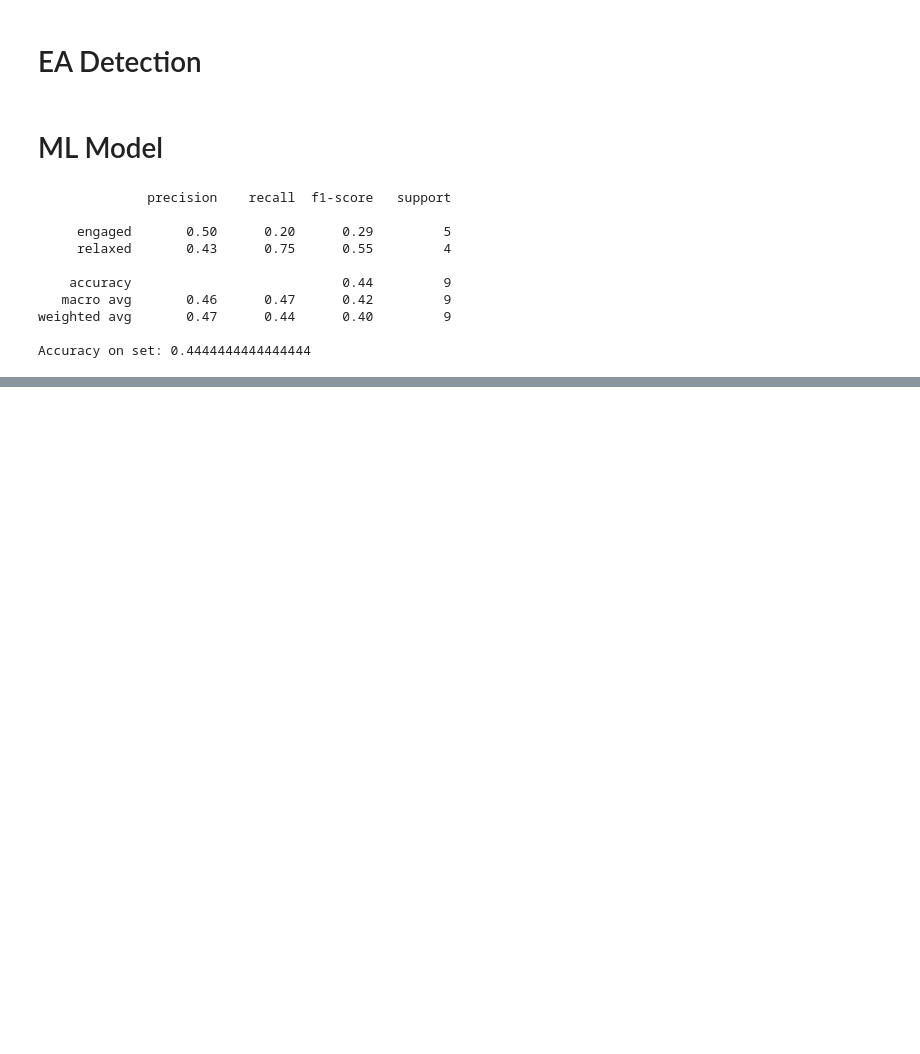
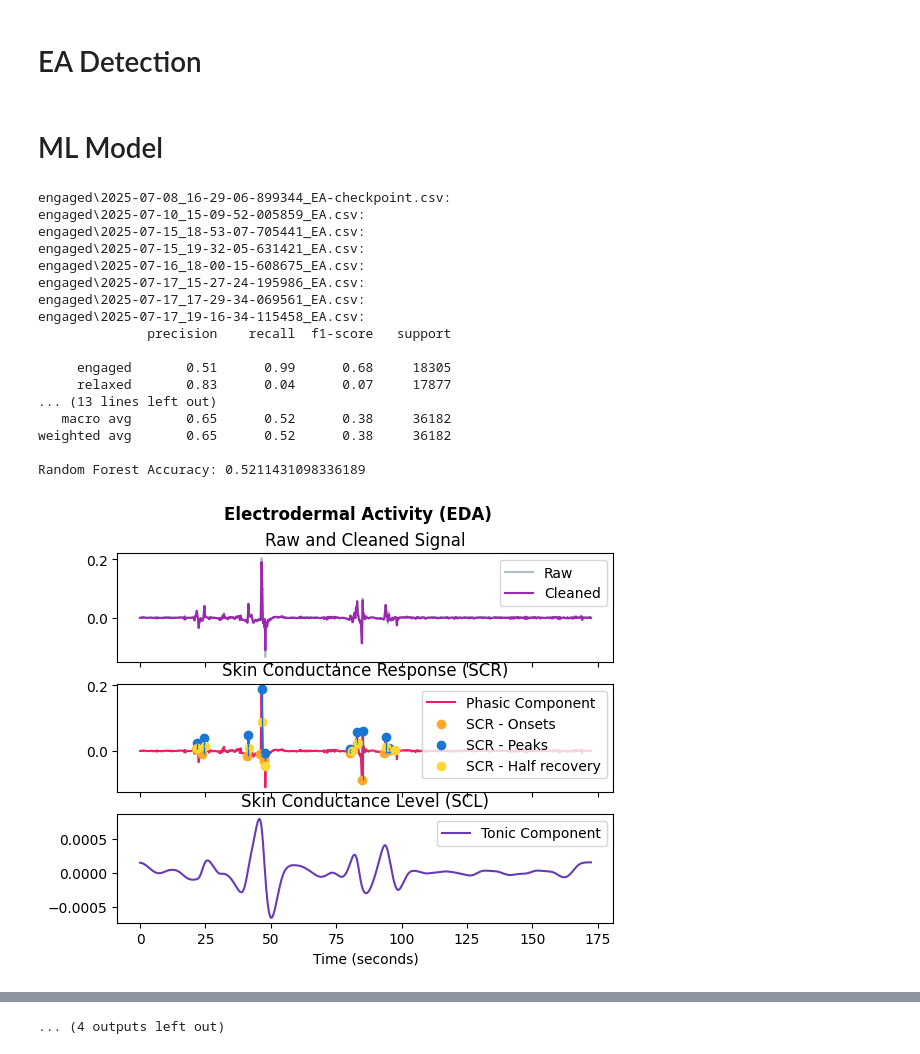
Before and after one commit to omshreya-s/URV, a Jupyter notebook: emotibit.ipynb, the cells around one changed output, grey strips where cells are left out. Drawn from its saved outputs; the diff is of its cells as text; code cells hidden in the pictures; blank space fills up the shorter version.

Commit message:
used neurokit2 to process eda data; random forest

```diff
--- a/emotibit.ipynb
+++ b/emotibit.ipynb
@@ -58,17 +60,15 @@ def ea_detection(csv_file_path):
     df = df.loc[(df['time[s]'] > 120) & (df['time[s]']  < (df['time[s]'].iloc[-1])-120)]
 
 
-    if 'SA' in df.columns:
-        ea_raw = df['SA'].astype(float)
-    else:
-        ea_raw = df['SR'].astype(float)
+    ea_raw = df['EA'].astype(float)
+
 
     time = df['time[s]']
     sampling_rate = 15
 
-    # ea_filtered = butter_lowpass_filter(ea_raw, 0.5, sampling_rate)
+    ea_filtered = bandpass_filter(ea_raw, 0.1, 5, sampling_rate)
 
-    df['filtered_EA'] = ea_raw
+    df['filtered_EA'] = ea_filtered
 
     #gaussian not necessary for ea
     # first cut first and last set of seconds
@@ -96,11 +96,15 @@ def ea_detection(csv_file_path):
     # plt.tight_layout()
     # plt.show()
 
-    return df
+    signals, info = nk.eda_process(ea_filtered, sampling_rate=15, method='neurokit', report=None)
+
+    nk.eda_plot(signals, info)
+
+    return signals[['SCR_Onsets', 'SCR_Peaks',  'SCR_Height' , 'SCR_Amplitude', 'SCR_RiseTime', 'SCR_Recovery', 'SCR_RecoveryTime']]
 # %% [markdown]
 # ML Model
 # %%
-def decision_tree(frames):
+def pred_tree(frames):
     X = frames.drop('label', axis=1) #drops 'label' column
     y = frames['label']
 
@@ -125,34 +129,51 @@ def decision_tree(frames):
     print(classification_report(y_test, y_pred))
 
     print("Accuracy on set:", acc)
+
+    print("--------------------------------------------")
+
+    rf_model = RandomForestClassifier(n_estimators=100, random_state=42)
+    rf_model.fit(X_train, y_train)
+    rf_pred = rf_model.predict(X_test)
+
+    print(classification_report(y_test, rf_pred))
+    print("Random Forest Accuracy:", rf_model.score(X_test, y_test))
 # %%
 # Run detection
 
-engaged_filenames = glob.glob("engaged_SA_SR/*.csv")
+engaged_filenames = glob.glob("engaged/*.csv")
 
 data = pd.DataFrame()
 
 for file in engaged_filenames:
     df = ea_detection(file)
-    fd = feature_extraction(df, 'engaged')
-    data = pd.concat([data, pd.DataFrame(fd)], ignore_index = True)
+    df['label'] =  'engaged'
+    data = pd.concat([data, pd.DataFrame(df)], ignore_index = True)
 
-relaxed_filenames = glob.glob("relaxed_SA_SR/*.csv")
+relaxed_filenames = glob.glob("relaxed/*.csv")
 
 for file in relaxed_filenames:
     df = ea_detection(file)
-    fd = feature_extraction(df, 'relaxed')
-    data = pd.concat([data, pd.DataFrame(fd)], ignore_index = True)
+    df['label'] = 'relaxed'
+    data = pd.concat([data, pd.DataFrame(df)], ignore_index = True)
 
-decision_tree(data)
+pred_tree(data)
 # %% [output]
+engaged\2025-07-08_16-29-06-899344_EA-checkpoint.csv:
+engaged\2025-07-10_15-09-52-005859_EA.csv:
+engaged\2025-07-15_18-53-07-705441_EA.csv:
+engaged\2025-07-15_19-32-05-631421_EA.csv:
+engaged\2025-07-16_18-00-15-608675_EA.csv:
+engaged\2025-07-17_15-27-24-195986_EA.csv:
+engaged\2025-07-17_17-29-34-069561_EA.csv:
+engaged\2025-07-17_19-16-34-115458_EA.csv:
               precision    recall  f1-score   support
 
-     engaged       0.50      0.20      0.29         5
-     relaxed       0.43      0.75      0.55         4
+     engaged       0.51      0.99      0.68     18305
+     relaxed       0.83      0.04      0.07     17877
+... (13 lines left out)
+   macro avg       0.65      0.52      0.38     36182
+weighted avg       0.65      0.52      0.38     36182
 
-    accuracy                           0.44         9
-   macro avg       0.46      0.47      0.42         9
-weighted avg       0.47      0.44      0.40         9
-
-Accuracy on set: 0.4444444444444444
+Random Forest Accuracy: 0.5211431098336189
+[figure, added]
@@ -158,0 +190 @@ Accuracy on set: 0.4444444444444444
+... (4 outputs left out)
```
Also changed, not shown: parts of 2 cells of this notebook.
